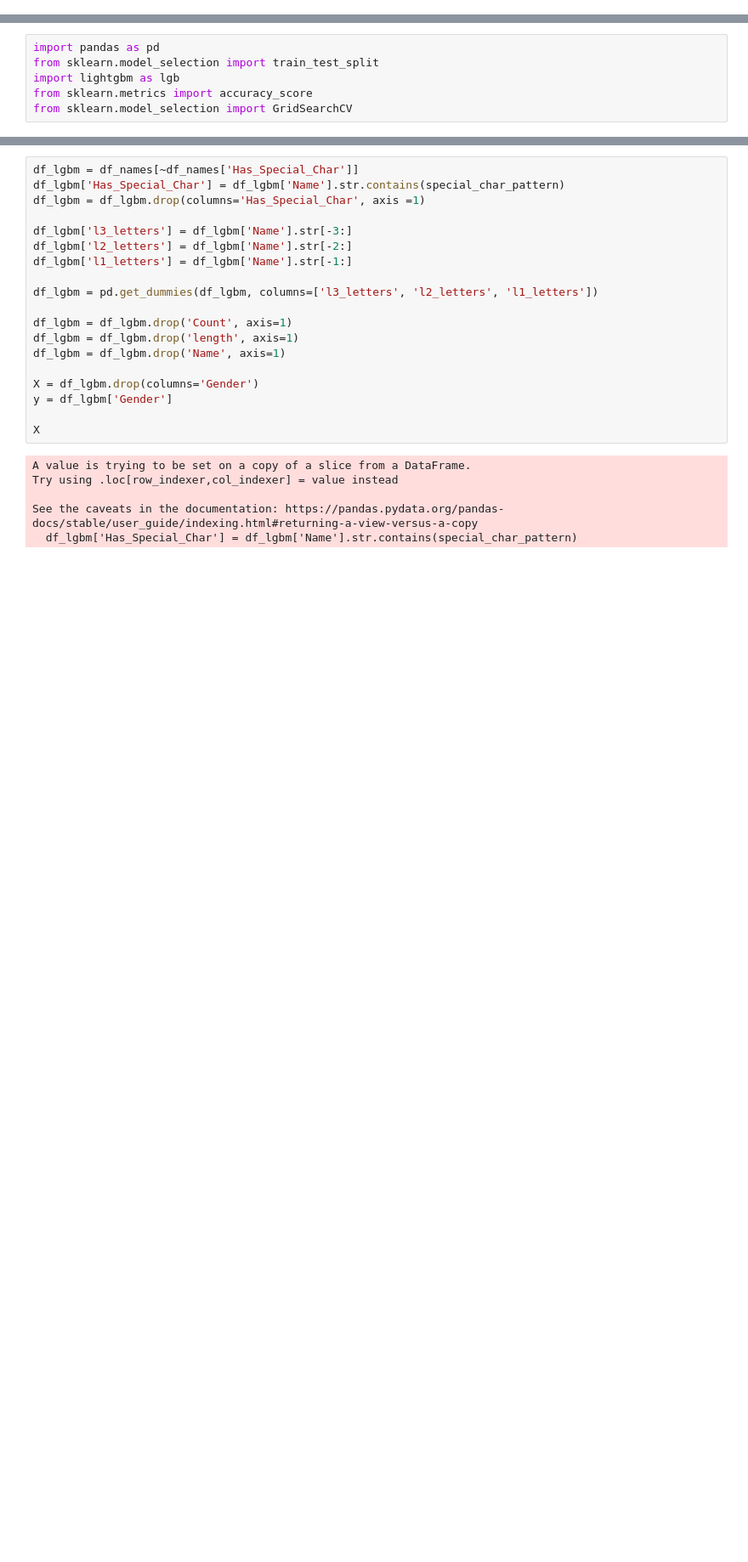
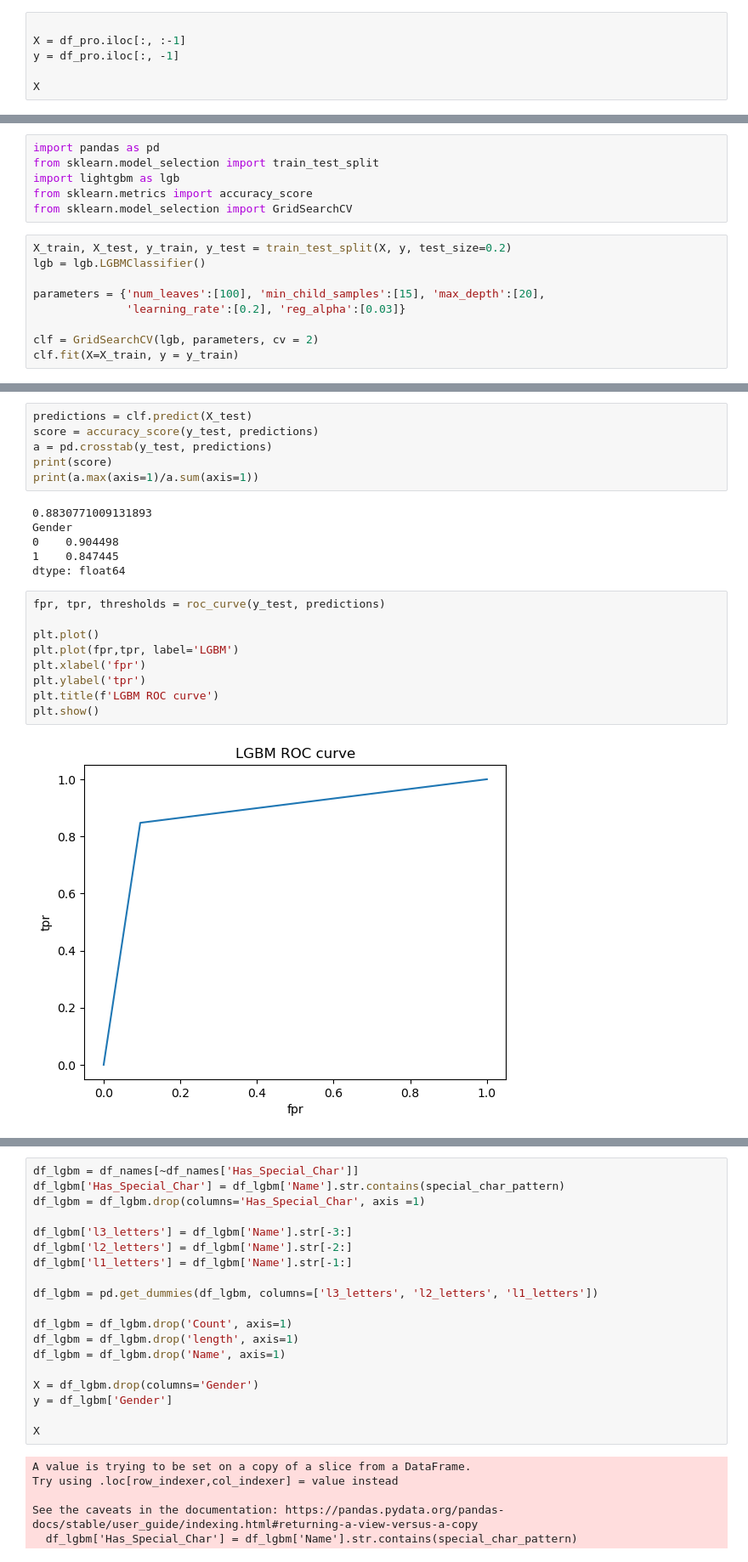
Before and after one commit to coldstrel/ML_project, a Jupyter notebook: ML_Project.ipynb, the cells around one changed output, grey strips where cells are left out. Shown at 85% size. Cells and saved outputs as stored; diff of their text form; blank space fills up the shorter version.

```diff
--- a/ML_Project.ipynb
+++ b/ML_Project.ipynb
@@ -857,0 +916,6 @@ Name: 7622, dtype: object
+# %%
+
+X = df_pro.iloc[:, :-1]
+y = df_pro.iloc[:, -1]
+
+X
@@ -861,3 +939,12 @@ from sklearn.model_selection import train_test_split
 import lightgbm as lgb
 from sklearn.metrics import accuracy_score
 from sklearn.model_selection import GridSearchCV
+# %%
+X_train, X_test, y_train, y_test = train_test_split(X, y, test_size=0.2)
+lgb = lgb.LGBMClassifier()
+
+parameters = {'num_leaves':[100], 'min_child_samples':[15], 'max_depth':[20],
+              'learning_rate':[0.2], 'reg_alpha':[0.03]}
+
+clf = GridSearchCV(lgb, parameters, cv = 2)
+clf.fit(X=X_train, y = y_train)
@@ -863,0 +973,23 @@ from sklearn.model_selection import GridSearchCV
+# %%
+predictions = clf.predict(X_test)
+score = accuracy_score(y_test, predictions)
+a = pd.crosstab(y_test, predictions)
+print(score)
+print(a.max(axis=1)/a.sum(axis=1))
+# %% [output]
+0.8830771009131893
+Gender
+0    0.904498
+1    0.847445
+dtype: float64
+# %%
+fpr, tpr, thresholds = roc_curve(y_test, predictions)
+
+plt.plot()
+plt.plot(fpr,tpr, label='LGBM')
+plt.xlabel('fpr')
+plt.ylabel('tpr')
+plt.title(f'LGBM ROC curve')
+plt.show()
+# %% [output]
+[figure, added]
```
Also changed, not shown: parts of 22 cells of this notebook.
